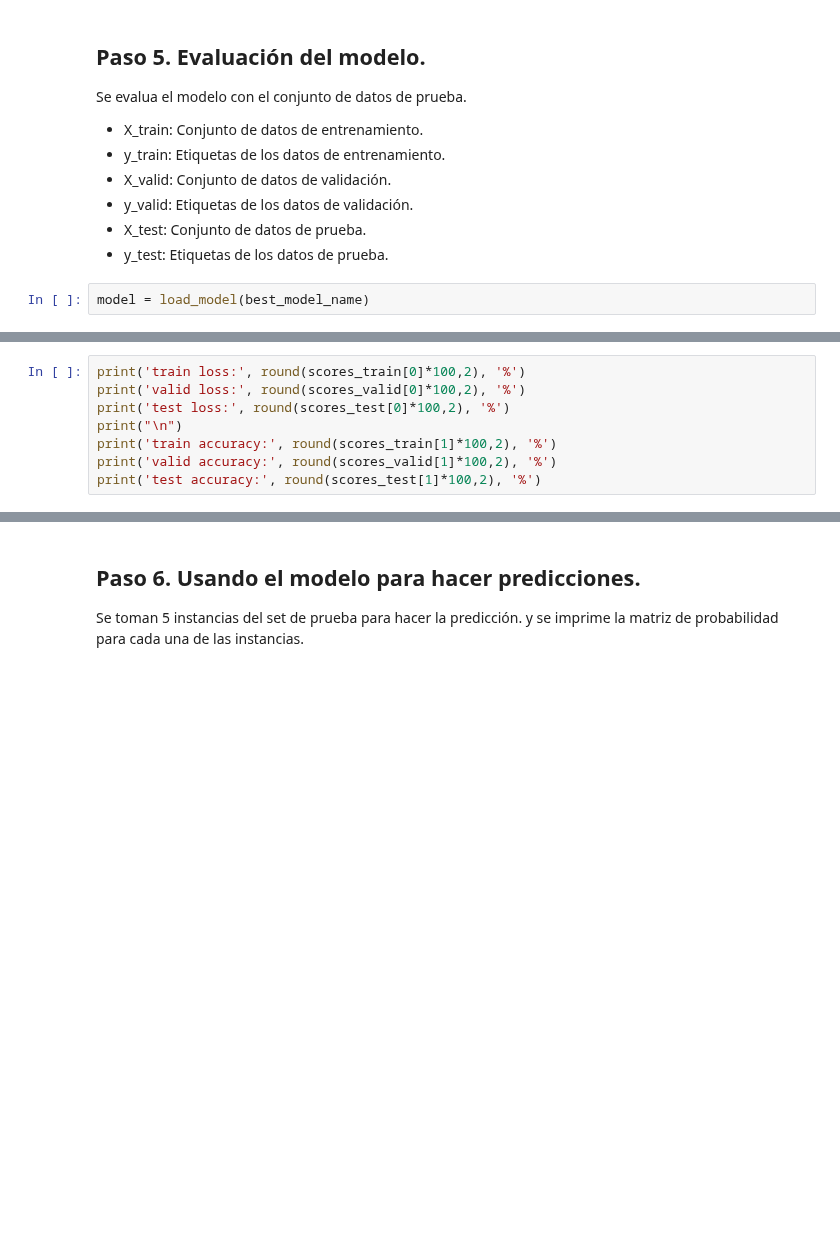
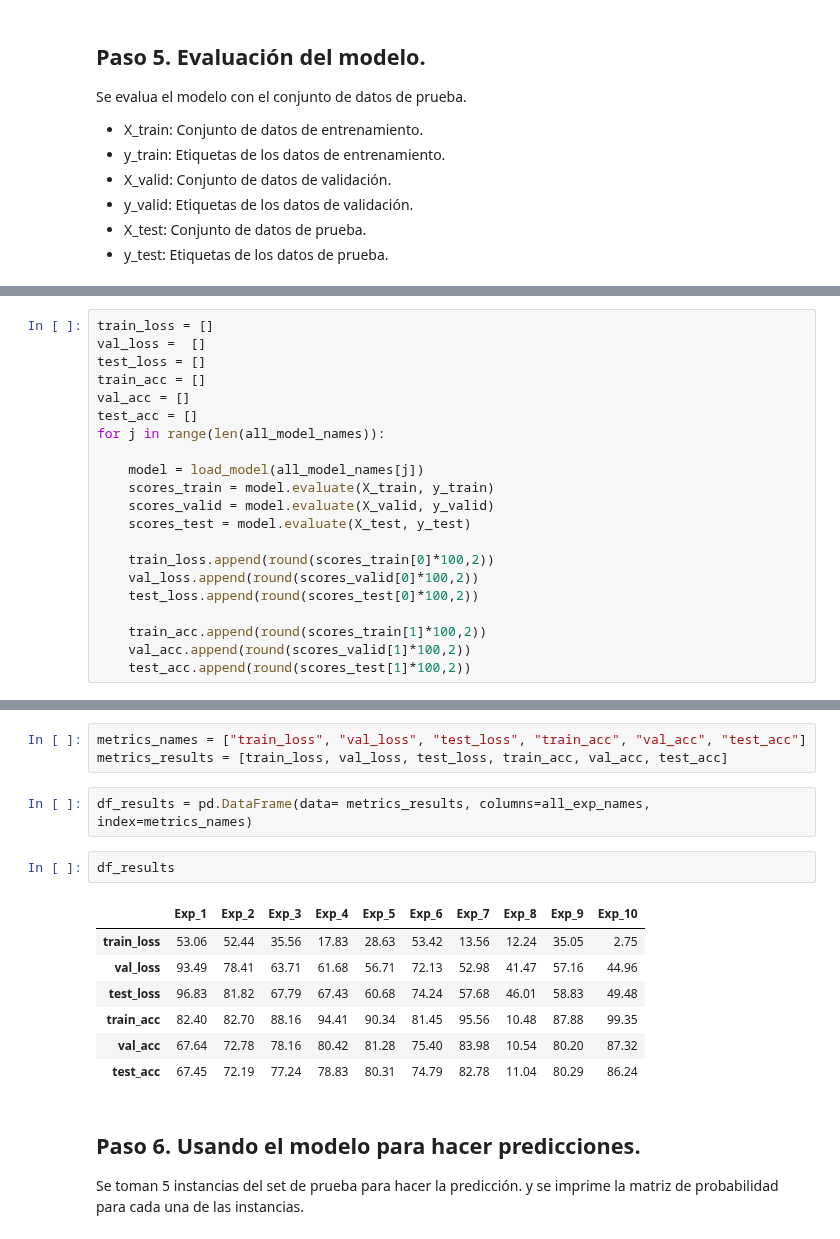
Before and after one commit to DiegoPaezA/IA_Examples, a Jupyter notebook: Redes Neuronales/CNN_CIFAR10_Exp_loop.ipynb, the cells around one changed output, grey strips where cells are left out. Saved outputs shown, nothing was run; the diff lists cells and outputs as text; blank space fills up the shorter version.

```diff
--- a/Redes Neuronales/CNN_CIFAR10_Exp_loop.ipynb
+++ b/Redes Neuronales/CNN_CIFAR10_Exp_loop.ipynb
@@ -216,5 +241,3 @@ Se evalua el modelo con el conjunto de datos de prueba.
 - y_valid: Etiquetas de los datos de validación.
 - X_test: Conjunto de datos de prueba.
 - y_test: Etiquetas de los datos de prueba.
-# %%
-model = load_model(best_model_name)
@@ -229,8 +244,21 @@ Val accuracy: 88.53 %
 # %%
-print('train loss:', round(scores_train[0]*100,2), '%')
-print('valid loss:', round(scores_valid[0]*100,2), '%')
-print('test loss:', round(scores_test[0]*100,2), '%')
-print("\n")
-print('train accuracy:', round(scores_train[1]*100,2), '%')
-print('valid accuracy:', round(scores_valid[1]*100,2), '%')
-print('test accuracy:', round(scores_test[1]*100,2), '%')
+train_loss = []
+val_loss =  []
+test_loss = []
+train_acc = []
+val_acc = []
+test_acc = []
+for j in range(len(all_model_names)):
+
+    model = load_model(all_model_names[j])
+    scores_train = model.evaluate(X_train, y_train)
+    scores_valid = model.evaluate(X_valid, y_valid)
+    scores_test = model.evaluate(X_test, y_test)
+
+    train_loss.append(round(scores_train[0]*100,2))
+    val_loss.append(round(scores_valid[0]*100,2))
+    test_loss.append(round(scores_test[0]*100,2))
+
+    train_acc.append(round(scores_train[1]*100,2))
+    val_acc.append(round(scores_valid[1]*100,2))
+    test_acc.append(round(scores_test[1]*100,2))
@@ -237,3 +283,18 @@ print('test accuracy:', round(scores_test[1]*100,2), '%')
+# %%
+metrics_names = ["train_loss", "val_loss", "test_loss", "train_acc", "val_acc", "test_acc"]
+metrics_results = [train_loss, val_loss, test_loss, train_acc, val_acc, test_acc]
+# %%
+df_results = pd.DataFrame(data= metrics_results, columns=all_exp_names, index=metrics_names)
+# %%
+df_results
+# %% [output]
+|  | Exp_1 | Exp_2 | Exp_3 | Exp_4 | Exp_5 | Exp_6 | Exp_7 | Exp_8 | Exp_9 | Exp_10 |
+| train_loss | 53.06 | 52.44 | 35.56 | 17.83 | 28.63 | 53.42 | 13.56 | 12.24 | 35.05 | 2.75 |
+| val_loss | 93.49 | 78.41 | 63.71 | 61.68 | 56.71 | 72.13 | 52.98 | 41.47 | 57.16 | 44.96 |
+| test_loss | 96.83 | 81.82 | 67.79 | 67.43 | 60.68 | 74.24 | 57.68 | 46.01 | 58.83 | 49.48 |
+| train_acc | 82.40 | 82.70 | 88.16 | 94.41 | 90.34 | 81.45 | 95.56 | 10.48 | 87.88 | 99.35 |
+| val_acc | 67.64 | 72.78 | 78.16 | 80.42 | 81.28 | 75.40 | 83.98 | 10.54 | 80.20 | 87.32 |
+| test_acc | 67.45 | 72.19 | 77.24 | 78.83 | 80.31 | 74.79 | 82.78 | 11.04 | 80.29 | 86.24 |
 # %% [markdown]
 ## **Paso 6.** Usando el modelo para hacer predicciones.
 
```
Also changed, not shown: parts of 16 cells of this notebook, 16 other files.
